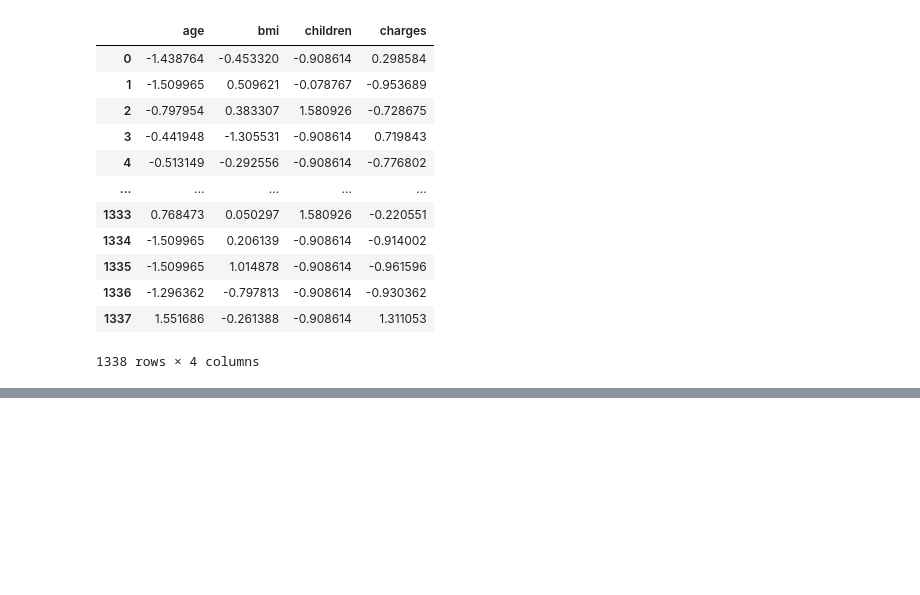
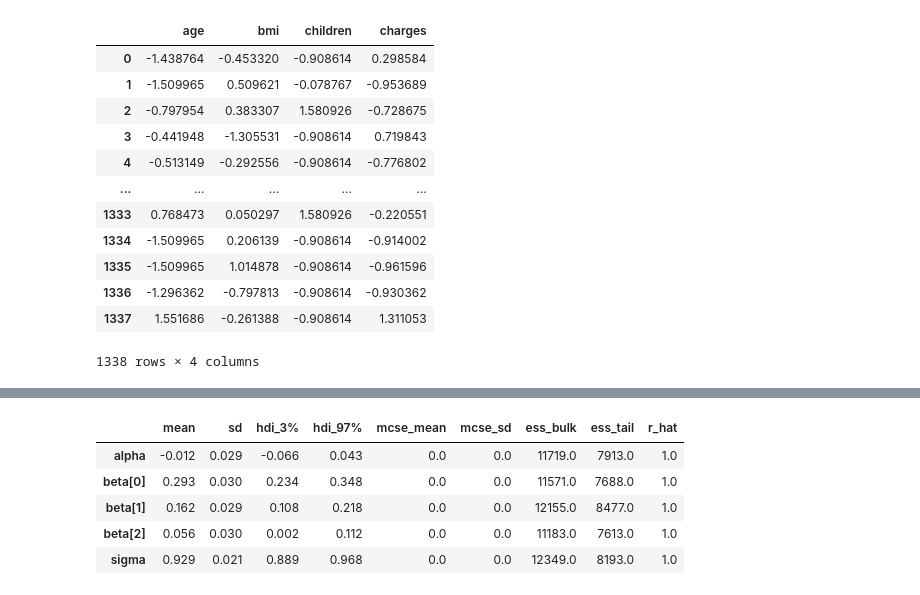
Before and after one commit to jerrymhuang/DreamDrone, a Jupyter notebook: CM03/Bayesian_Insurance.ipynb, the cells around one changed output, grey strips where cells are left out. Drawn from its saved outputs; the diff is of its cells as text; code cells hidden in the pictures; blank space fills up the shorter version.

```diff
--- a/CM03/Bayesian_Insurance.ipynb
+++ b/CM03/Bayesian_Insurance.ipynb
@@ -201 +229,12 @@ az.summary(fit)
+# %%
+var_names = ['alpha', 'beta', 'sigma']
+
+az.summary(fit, var_names=var_names)
+# %% [output]
+|  | mean | sd | hdi_3% | hdi_97% | mcse_mean | mcse_sd | ess_bulk | ess_tail | r_hat |
+| alpha | -0.012 | 0.029 | -0.066 | 0.043 | 0.0 | 0.0 | 11719.0 | 7913.0 | 1.0 |
+| beta[0] | 0.293 | 0.030 | 0.234 | 0.348 | 0.0 | 0.0 | 11571.0 | 7688.0 | 1.0 |
+| beta[1] | 0.162 | 0.029 | 0.108 | 0.218 | 0.0 | 0.0 | 12155.0 | 8477.0 | 1.0 |
+| beta[2] | 0.056 | 0.030 | 0.002 | 0.112 | 0.0 | 0.0 | 11183.0 | 7613.0 | 1.0 |
+| sigma | 0.929 | 0.021 | 0.889 | 0.968 | 0.0 | 0.0 | 12349.0 | 8193.0 | 1.0 |
 # %%
```
Also changed, not shown: parts of 23 cells of this notebook.
